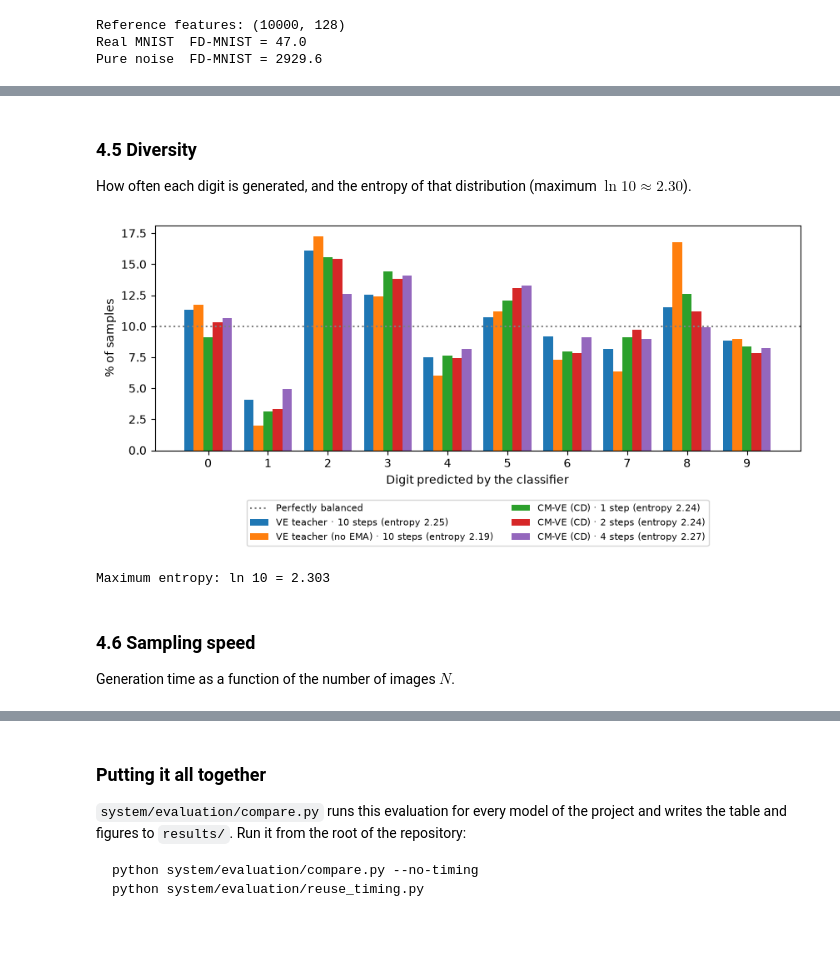
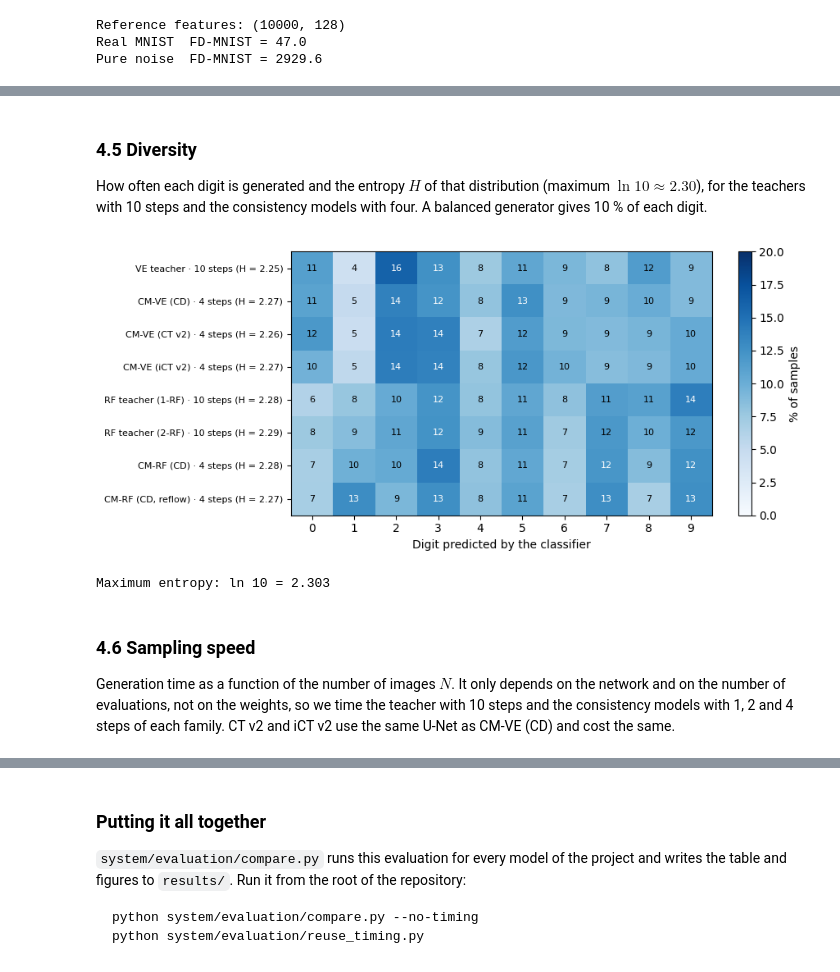
Before and after one commit to ibon44/Consistency_model_genai, a Jupyter notebook: notebook/tutorial.ipynb, the cells around one changed output, grey strips where cells are left out. Cells and saved outputs as stored; diff of their text form; code cells hidden in the pictures; blank space fills up the shorter version.

```diff
--- a/notebook/tutorial.ipynb
+++ b/notebook/tutorial.ipynb
@@ -799,0 +853,12 @@ plt.show()
+# %%
+GRID_ROWS = {
+    "VE": [("VE teacher", 10), ("CM-VE (CD)", 1), ("CM-VE (CD)", 4),
+           ("CM-VE (CT v2)", 1), ("CM-VE (CT v2)", 4),
+           ("CM-VE (iCT v2)", 1), ("CM-VE (iCT v2)", 4)],
+    "RF": [("RF teacher (1-RF)", 10), ("RF teacher (2-RF)", 1),
+           ("CM-RF (CD)", 1), ("CM-RF (CD)", 4),
+           ("CM-RF (CD, reflow)", 1), ("CM-RF (CD, reflow)", 4)],
+}
+for family, rows in GRID_ROWS.items():
+    show_rows({f"{label_of[r]}  (FD {results[label_of[r]]['fd_mnist']:.0f})": samples[label_of[r]]
+               for r in rows}, f"{family} family, same initial noise")
@@ -800,29 +884,38 @@ plt.show()
 # %% [markdown]
 ### 4.5 Diversity
 
-How often each digit is generated, and the entropy of that distribution
-(maximum $\ln 10 \approx 2.30$).
+How often each digit is generated and the entropy $H$ of that distribution
+(maximum $\ln 10 \approx 2.30$), for the teachers with 10 steps and the consistency
+models with four. A balanced generator gives 10 % of each digit.
 # %%
-digits = np.arange(10)
-width = 0.8 / len(samples)
-fig, ax = plt.subplots(figsize=(10, 3.5))
-for i, (label, images) in enumerate(samples.items()):
-    distribution = label_distribution(classifier, images).cpu()
-    ax.bar(digits + i * width, 100 * distribution.numpy(), width,
-           label=f"{label} (entropy {label_entropy(distribution):.2f})")
-ax.axhline(10, color="gray", linestyle=":", label="Perfectly balanced")
-ax.set_xticks(digits + 0.4 - width / 2, digits)
+HEATMAP_ROWS = [("VE teacher", 10), ("CM-VE (CD)", 4), ("CM-VE (CT v2)", 4), ("CM-VE (iCT v2)", 4),
+                ("RF teacher (1-RF)", 10), ("RF teacher (2-RF)", 10),
+                ("CM-RF (CD)", 4), ("CM-RF (CD, reflow)", 4)]
+labels = [label_of[r] for r in HEATMAP_ROWS]
+table = 100 * np.array([results[label]["distribution"] for label in labels])
+
+fig, ax = plt.subplots(figsize=(9, 4))
+image = ax.imshow(table, cmap="Blues", vmin=0, vmax=20, aspect="auto")
+ax.set_xticks(range(10))
+ax.set_yticks(range(len(labels)), [f"{label} (H = {results[label]['entropy']:.2f})" for label in labels], fontsize=8)
+for i in range(table.shape[0]):
+    for j in range(10):
+        ax.text(j, i, f"{table[i, j]:.0f}", ha="center", va="center", fontsize=8,
+                color="white" if table[i, j] > 12 else "black")
 ax.set_xlabel("Digit predicted by the classifier")
-ax.set_ylabel("% of samples")
-ax.legend(fontsize=8, ncol=2, loc="upper center", bbox_to_anchor=(0.5, -0.2))
+fig.colorbar(image, label="% of samples")
+plt.tight_layout()
 plt.show()
 print(f"Maximum entropy: ln 10 = {max_label_entropy():.3f}")
 # %% [output]
-[figure, old version]
+[figure, new version]
 Maximum entropy: ln 10 = 2.303
 # %% [markdown]
 ### 4.6 Sampling speed
 
-Generation time as a function of the number of images $N$.
+Generation time as a function of the number of images $N$. It only depends on the
+network and on the number of evaluations, not on the weights, so we time the
+teacher with 10 steps and the consistency models with 1, 2 and 4 steps of each
+family. CT v2 and iCT v2 use the same U-Net as CM-VE (CD) and cost the same.
 # %%
 sizes = [1, 10, 100]
```
Also changed, not shown: parts of 16 cells of this notebook.
